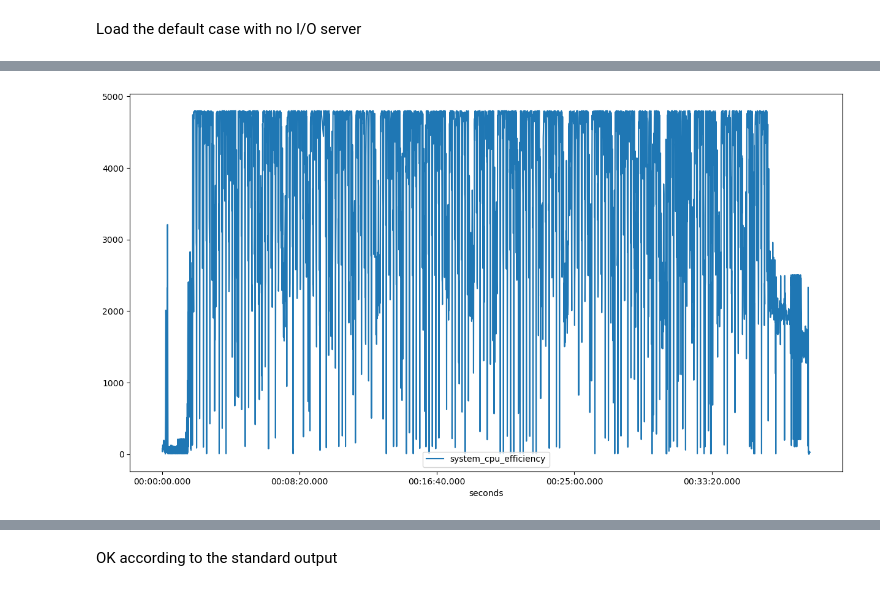
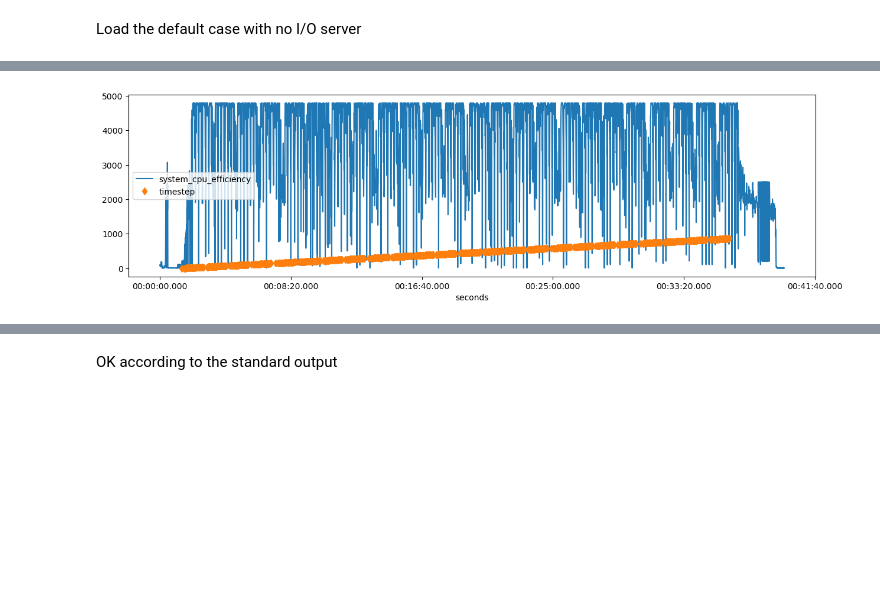
Before and after one commit to 21centuryweather/UM_config_tools, a Jupyter notebook: notebooks/Plot_HPC_Dashboard_logs.ipynb, the cells around one changed output, grey strips where cells are left out. Drawn from its saved outputs; the diff is of its cells as text; code cells hidden in the pictures; blank space fills up the shorter version.

Commit message:
UPDATES : Plotted timesteps

```diff
--- a/notebooks/Plot_HPC_Dashboard_logs.ipynb
+++ b/notebooks/Plot_HPC_Dashboard_logs.ipynb
@@ -14,4 +34,0 @@ default = LOG_DIR / 'AM3_N512_no_ioserver.log'
-# %%
-# Read line by line if dealing with JSON lines
-with open(default, 'r') as file:
-    data = [json.loads(line) for line in file]
@@ -28,0 +54,27 @@ df['io_write_bytes'] = df['io_write_bytes']/1e9 #Convert to Gb
+# %%
+PE_DIR = Path('/g/data/gb02/pag548/sapphire_logs/AM3-optimisation/work/atmos_main/')
+default_pe = PE_DIR / 'AM3_no_io_server/acces.fort6.pe0000'
+# %%
+def read_pe(file):
+    csv_start = io.StringIO()
+    csv_start_lines = []
+
+    with open(file, 'r') as fp:
+        for index,line in enumerate(fp):
+            if 'Atm_Step: Info: Starting' in line:
+                csv_start_lines.append(f'{line}')
+
+    for line in csv_start_lines:
+        csv_start.write(line)
+
+    csv_start.seek(0)
+    df = pd.read_csv(csv_start, header=None,sep='\s+')
+    df.rename(columns = {4:'timestep',7:'seconds'},inplace=True)
+    df.loc[:,'marker'] = 1.0
+    df['time'] = pd.to_datetime(df.seconds, unit = 's')
+    df['time_elapsed'] = df['time'] - pd.to_datetime(0.0, unit = 's')
+    df.set_index('time_elapsed',inplace=True)
+
+    return df
+# %%
+default_timesteps = read_pe(default_pe)
@@ -36,10 +136,11 @@ def format_seconds_to_hms(x, pos):
     # Handles sub-second precision accurately
     return f"{int(hours):02d}:{int(minutes):02d}:{seconds:06.3f}"
 # %%
-fig,ax = plt.subplots(figsize=(15,8))
-df.set_index('seconds')[['system_cpu_efficiency']].plot(ax=ax)
+fig,ax = plt.subplots(figsize=(15,4))
+baseline.set_index('seconds')[['system_cpu_efficiency']].plot(ax=ax)
+default_timesteps.set_index('seconds')[['timestep']].plot(ax=ax,marker='d',linewidth=0)
 # Define formatter function for minutes and seconds
 ax.xaxis.set_major_formatter(FuncFormatter(format_seconds_to_hms))
 # %% [output]
-[figure, old version]
+[figure, new version]
 # %%
```
Also changed, not shown: parts of 32 cells of this notebook.
